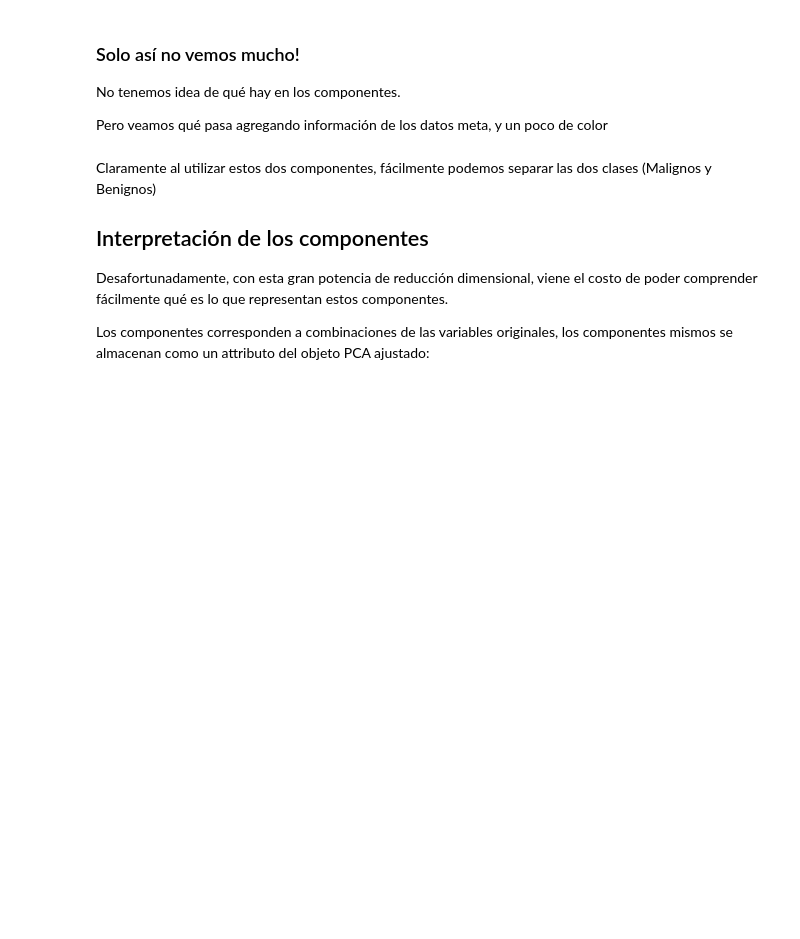
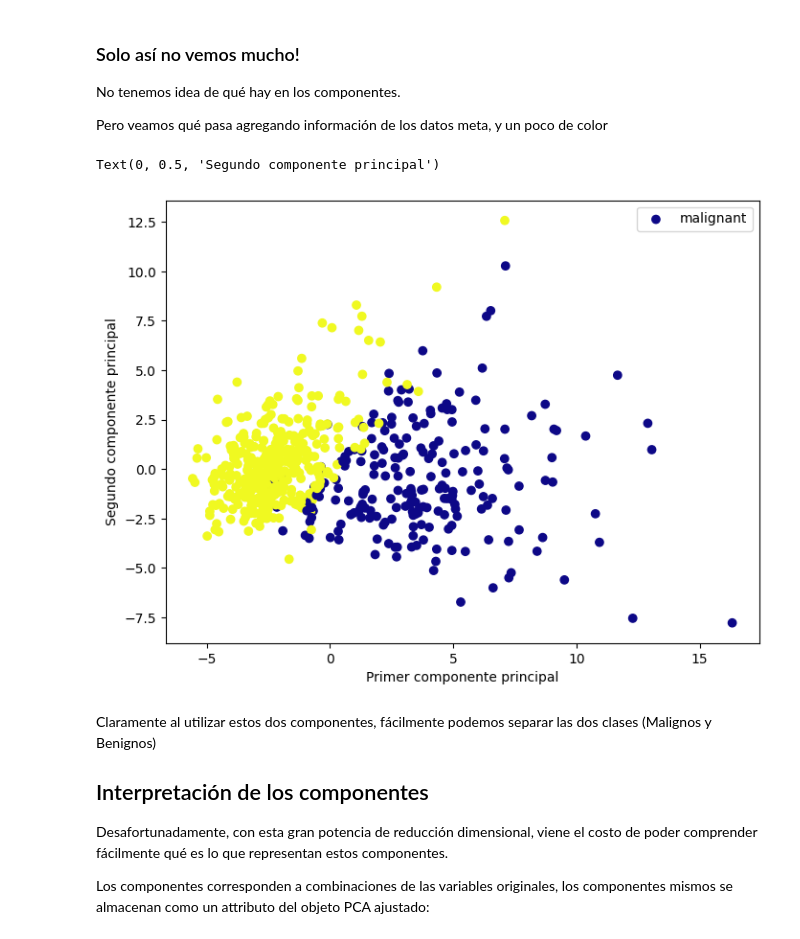
Before and after one commit to SergioAle210/Data-Mining, a Jupyter notebook: Import Data/03-02-2025/PCA.ipynb, the cells around one changed output. Cells and saved outputs as stored; diff of their text form; code cells hidden in the pictures; blank space fills up the shorter version.

```diff
--- a/Import Data/03-02-2025/PCA.ipynb
+++ b/Import Data/03-02-2025/PCA.ipynb
@@ -73 +111,5 @@ pca = PCA(n_components=2)
+# %%
+pca = PCA(
+    n_components=2
+)  # instaciamos un valor de la clase PCA, el parámetro obligatorio en cuentos componentes queremos descomponer los datos (cuantos ejes)
 # %%
@@ -102,11 +153,16 @@ No tenemos idea de qué hay en los componentes.
 
 Pero veamos qué pasa agregando información de los datos meta, y un poco de color
 # %%
-plt.figure(figsize = (8, 6))
-plt.scatter(x_pca[:, 0],x_pca[:, 1], c = cancer['target'], cmap = 'plasma')
-plt.legend(cancer["target_names"], loc = "upper right")
-plt.xlabel('Primer componente principal')
-plt.ylabel('Segundo componente principal');
+plt.figure(figsize=(8, 6))
+plt.scatter(
+    x_pca[:, 0], x_pca[:, 1], c=cancer["target"], cmap="plasma"
+)  # grafica de dispersión
+plt.legend(cancer["target_names"], loc="upper right")
+plt.xlabel("Primer componente principal")
+plt.ylabel("Segundo componente principal")
+# %% [output]
+Text(0, 0.5, 'Segundo componente principal')
+[figure, added]
 # %% [markdown]
 Claramente al utilizar estos dos componentes, fácilmente podemos separar las dos clases (Malignos y Benignos)
 
```
Also changed, not shown: parts of 25 cells of this notebook.
